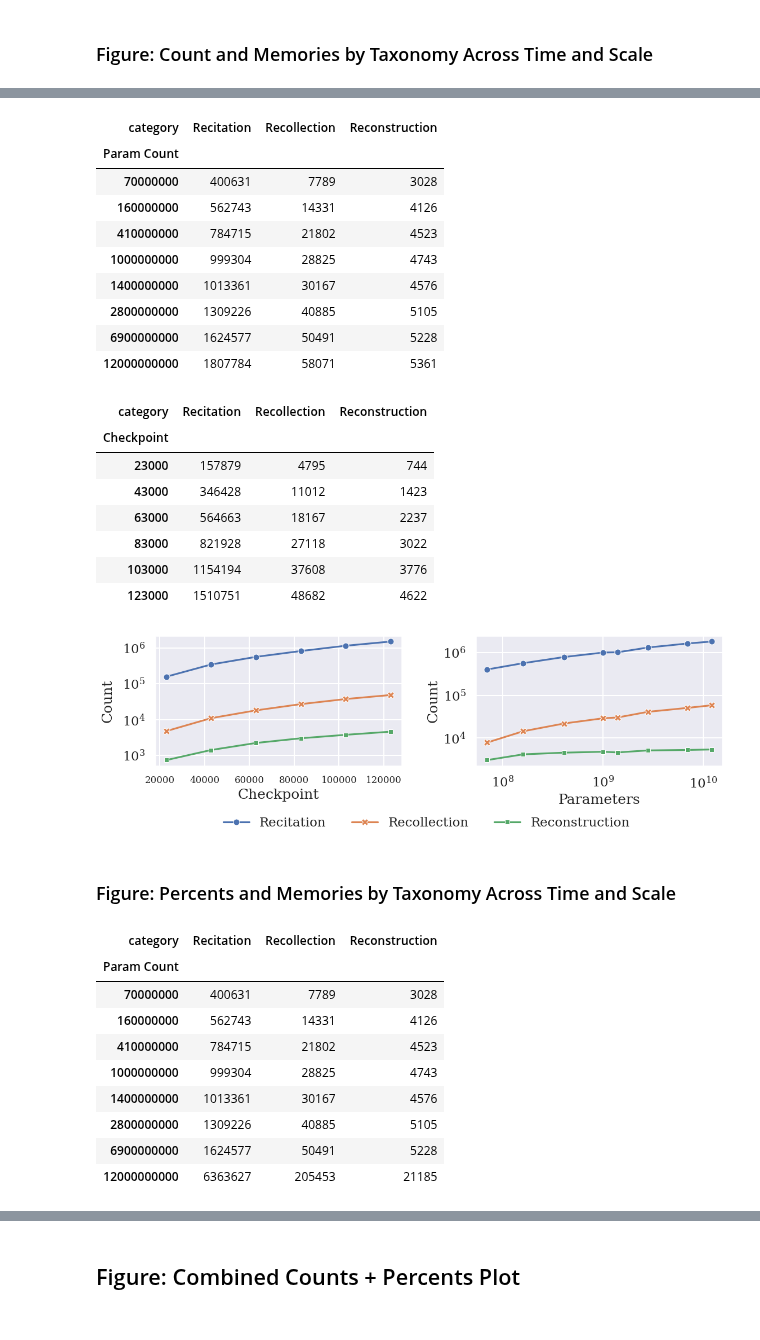
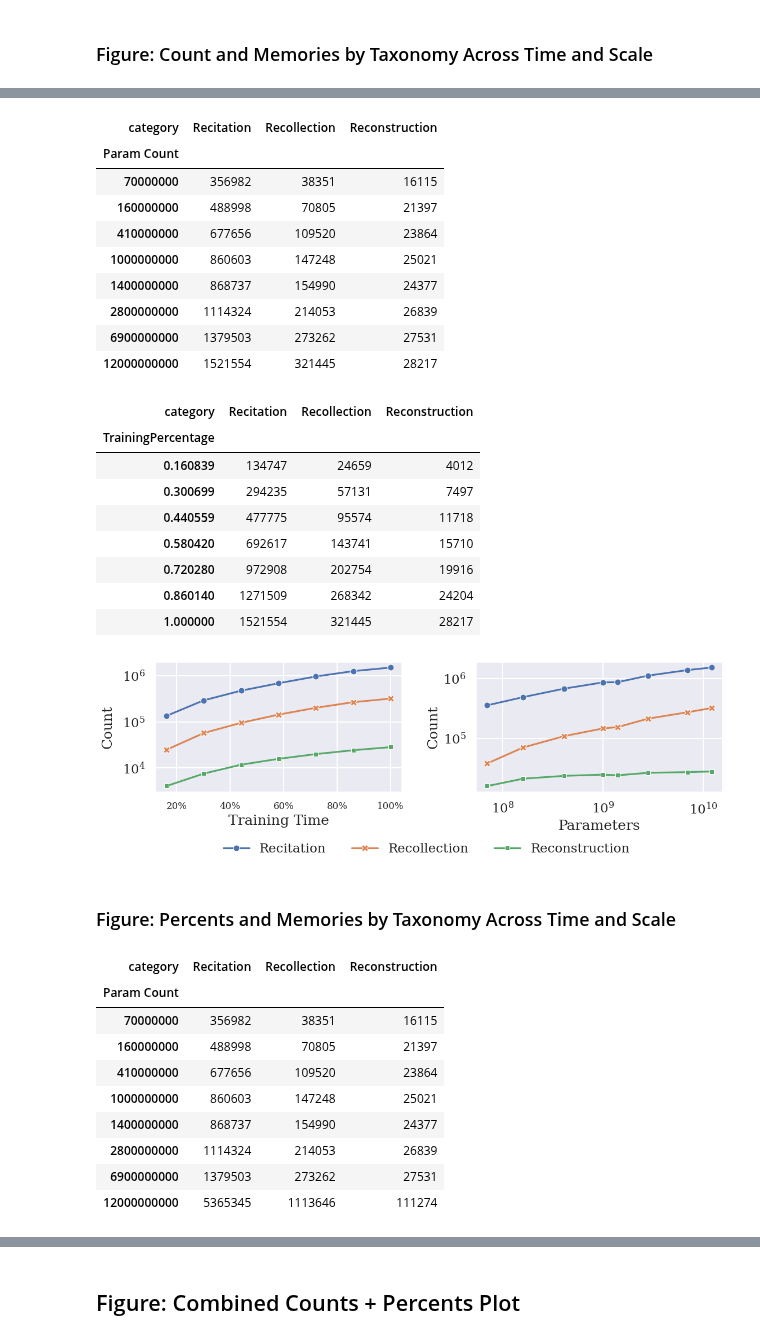
Before and after one commit to EleutherAI/semantic-memorization, a Jupyter notebook: working_dirs/kyle/results_analysis/results_analysis.ipynb, the cells around one changed output, grey strips where cells are left out. Cells and saved outputs as stored; diff of their text form; code cells hidden in the pictures.

```diff
--- a/working_dirs/kyle/results_analysis/results_analysis.ipynb
+++ b/working_dirs/kyle/results_analysis/results_analysis.ipynb
@@ -19,7 +19,7 @@ sns.set_style({'font.family':'serif', 'font.serif':'Times New Roman'})
 split_sample_size = None
 label_title_padding = 10
 study_pile = False
-RECITATION_THRESHOLD = 2
+RECITATION_THRESHOLD = 10
 # %%
 memories_path = "usvsnsp/generation-semantic-filters"
 intermediate_path = "usvsnsp/generation-semantic-intermediate-filters"
@@ -36,9 +36,9 @@ print(f"Split sample size: {split_sample_size}")
 
 for split in tqdm(splits):
     model = split.split("_")[-1]
-    checkpoint = int(split.split(".")[-1]) if split.split(".")[-1][1].isnumeric() else "Final"
+    checkpoint = int(split.split(".")[-1]) if split.split(".")[-1][1].isnumeric() else 143000
     formatted_split_name = split.replace("memories_", "").replace("deduped_", "deduped.").replace("pile_", "")
-    dataset_path = memories_path if checkpoint == "Final" else intermediate_path
+    dataset_path = memories_path if checkpoint == 143000 else intermediate_path
     if "memories" in split:
         # continue # Don't load memories since they're unnecessary for the first part of the analysis
         memories_dataset[formatted_split_name] = load_dataset(dataset_path, split=f"{split}[:{split_sample_size}]" if split_sample_size else split)
@@ -88,6 +88,7 @@ def get_frame_from_split(dataset, split_name, is_pile_sample):
     current_frame.drop(columns=columns_to_drop, inplace=True)
     checkpoint = int(split.split(".")[-1]) if split.split(".")[-1][1].isnumeric() and len(split.split(".")) != 2 else "Final"
     current_frame["Checkpoint"] = checkpoint
+    current_frame["TrainingPercentage"] = 1 if checkpoint == "Final" else checkpoint / 143000
     model = split.split("deduped")[-1][1:] if checkpoint == "Final" else split.split(".")[-2]
     current_frame["Model"] = model
     current_frame["Param Count"] = split_to_param_count[current_frame["Model"].iloc[0]]
@@ -188,32 +189,35 @@ counts_frame_scale = combined_memories_dataframe[combined_memories_dataframe["Ch
 counts_frame_scale.to_csv(f"final_checkpoint_counts_recitation={RECITATION_THRESHOLD}.csv")
 display(counts_frame_scale)
 
-intermediate_frame = combined_memories_dataframe[(combined_memories_dataframe["Checkpoint"] != "Final") & (combined_memories_dataframe["Model"] == "12b")]
-sorted_checkpoints = sorted(intermediate_frame["Checkpoint"].unique(), key=lambda x: int(x))
+intermediate_frame = combined_memories_dataframe[combined_memories_dataframe["Model"] == "12b"]
+sorted_checkpoints = sorted(sorted(intermediate_frame["TrainingPercentage"].unique(), key=lambda x: int(x)))
 
-counts_frame_time = intermediate_frame.value_counts(["Checkpoint", "category"]).unstack().reindex(sorted_checkpoints)
+counts_frame_time = intermediate_frame.value_counts(["TrainingPercentage", "category"]).unstack().reindex(sorted_checkpoints)
 counts_frame_time.to_csv(f"intermediate_checkpoint_counts_recitation={RECITATION_THRESHOLD}.csv")
 display(counts_frame_time)
 # %% [output]
 | category | Recitation | Recollection | Reconstruction |
 | Param Count |  |  |  |
-| 70000000 | 400631 | 7789 | 3028 |
-| 160000000 | 562743 | 14331 | 4126 |
-| 410000000 | 784715 | 21802 | 4523 |
-| 1000000000 | 999304 | 28825 | 4743 |
-| 1400000000 | 1013361 | 30167 | 4576 |
-| 2800000000 | 1309226 | 40885 | 5105 |
-| 6900000000 | 1624577 | 50491 | 5228 |
-| 12000000000 | 1807784 | 58071 | 5361 |
+| 70000000 | 356982 | 38351 | 16115 |
+| 160000000 | 488998 | 70805 | 21397 |
+| 410000000 | 677656 | 109520 | 23864 |
+| 1000000000 | 860603 | 147248 | 25021 |
+| 1400000000 | 868737 | 154990 | 24377 |
+| 2800000000 | 1114324 | 214053 | 26839 |
+| 6900000000 | 1379503 | 273262 | 27531 |
+| 12000000000 | 1521554 | 321445 | 28217 |
 | category | Recitation | Recollection | Reconstruction |
-| Checkpoint |  |  |  |
-| 23000 | 157879 | 4795 | 744 |
-| 43000 | 346428 | 11012 | 1423 |
-| 63000 | 564663 | 18167 | 2237 |
-| 83000 | 821928 | 27118 | 3022 |
-| 103000 | 1154194 | 37608 | 3776 |
-| 123000 | 1510751 | 48682 | 4622 |
+| TrainingPercentage |  |  |  |
+| 0.160839 | 134747 | 24659 | 4012 |
+| 0.300699 | 294235 | 57131 | 7497 |
+| 0.440559 | 477775 | 95574 | 11718 |
+| 0.580420 | 692617 | 143741 | 15710 |
+| 0.720280 | 972908 | 202754 | 19916 |
+| 0.860140 | 1271509 | 268342 | 24204 |
+| 1.000000 | 1521554 | 321445 | 28217 |
 # %%
+from matplotlib.ticker import PercentFormatter
+
 fig, axes = plt.subplots(1, 2, figsize=(13, 3))
 
 # set figure 1
@@ -224,8 +228,14 @@ sns.lineplot(ax=axes[0], data=counts_frame_time, dashes=False, markers=True, mar
 # rotate x axis labels
 # axes[0].tick_params(axis='x', rotation=20)
 
+# Set x axix label to "Training Time"
+axes[0].set_xlabel("Training Time")
+
 # make x labels smaller
 axes[0].tick_params(axis='x', labelsize=12)
+
+# the x axis values are between 0 and 1. Set the x axis to be a percentage
+axes[0].xaxis.set_major_formatter(PercentFormatter(1))
 
 # Add y label for Count
 axes[0].set_ylabel("Count", labelpad=label_title_padding)
@@ -234,35 +244,35 @@ axes[0].set_ylabel("Count", labelpad=label_title_padding)
 fig.subplots_adjust(wspace=0.2)
 
 # make x and y axis log scale
 axes[0].set_yscale("log")
 
 # # have a common legend for both plots centered below the figure. No legend box
 axes[0].legend(loc='upper center', bbox_to_anchor=(1.1, -0.3), ncol=4, frameon=False)
 
 # set figure 2
 # the second figure is a line plot of the counts of each category across parameter count
 
 sns.lineplot(ax=axes[1], data=counts_frame_scale, dashes=False, markers=True, markersize=8)
 
 # make x and y axis log scale
 axes[1].set_xscale("log")
 axes[1].set_yscale("log")
 
 # Set x label to "Parameters"
 axes[1].set_xlabel("Parameters")
 
 # Add y label for Count
 axes[1].set_ylabel("Count")
 
 # remove legend
 axes[1].legend().remove()
 
 # add padding for labels
 fig.subplots_adjust(wspace=0.30)
 
-fig.savefig(f"categories_counts_across_time+scale_recitation={RECITATION_THRESHOLD}.pdf", bbox_inches="tight")
+fig.savefig(f"figures/categories_counts_across_time+scale_recitation={RECITATION_THRESHOLD}.pdf", bbox_inches="tight")
 # %% [output]
-[figure, old version]
+[figure, new version]
 # %% [markdown]
 ### Figure: Percents and Memories by Taxonomy Across Time and Scale
 # %%
@@ -271,12 +281,12 @@ display(counts_frame)
 # %% [output]
 | category | Recitation | Recollection | Reconstruction |
 | Param Count |  |  |  |
-| 70000000 | 400631 | 7789 | 3028 |
-| 160000000 | 562743 | 14331 | 4126 |
-| 410000000 | 784715 | 21802 | 4523 |
-| 1000000000 | 999304 | 28825 | 4743 |
-| 1400000000 | 1013361 | 30167 | 4576 |
-| 2800000000 | 1309226 | 40885 | 5105 |
-| 6900000000 | 1624577 | 50491 | 5228 |
-| 12000000000 | 6363627 | 205453 | 21185 |
+| 70000000 | 356982 | 38351 | 16115 |
+| 160000000 | 488998 | 70805 | 21397 |
+| 410000000 | 677656 | 109520 | 23864 |
+| 1000000000 | 860603 | 147248 | 25021 |
+| 1400000000 | 868737 | 154990 | 24377 |
+| 2800000000 | 1114324 | 214053 | 26839 |
+| 6900000000 | 1379503 | 273262 | 27531 |
+| 12000000000 | 5365345 | 1113646 | 111274 |
 # %%
```
Also changed, not shown: parts of 7 cells of this notebook, 13 other files.
